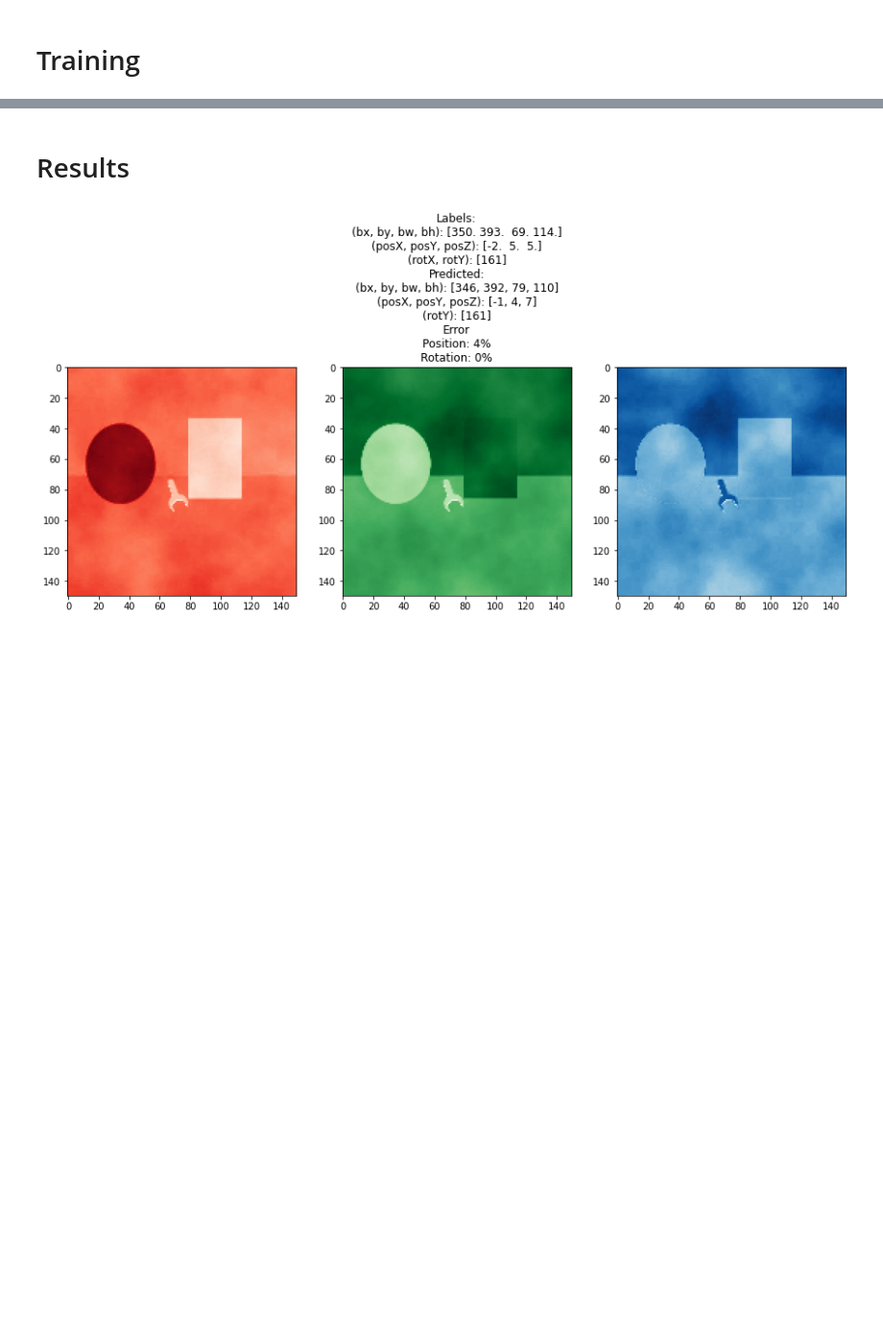
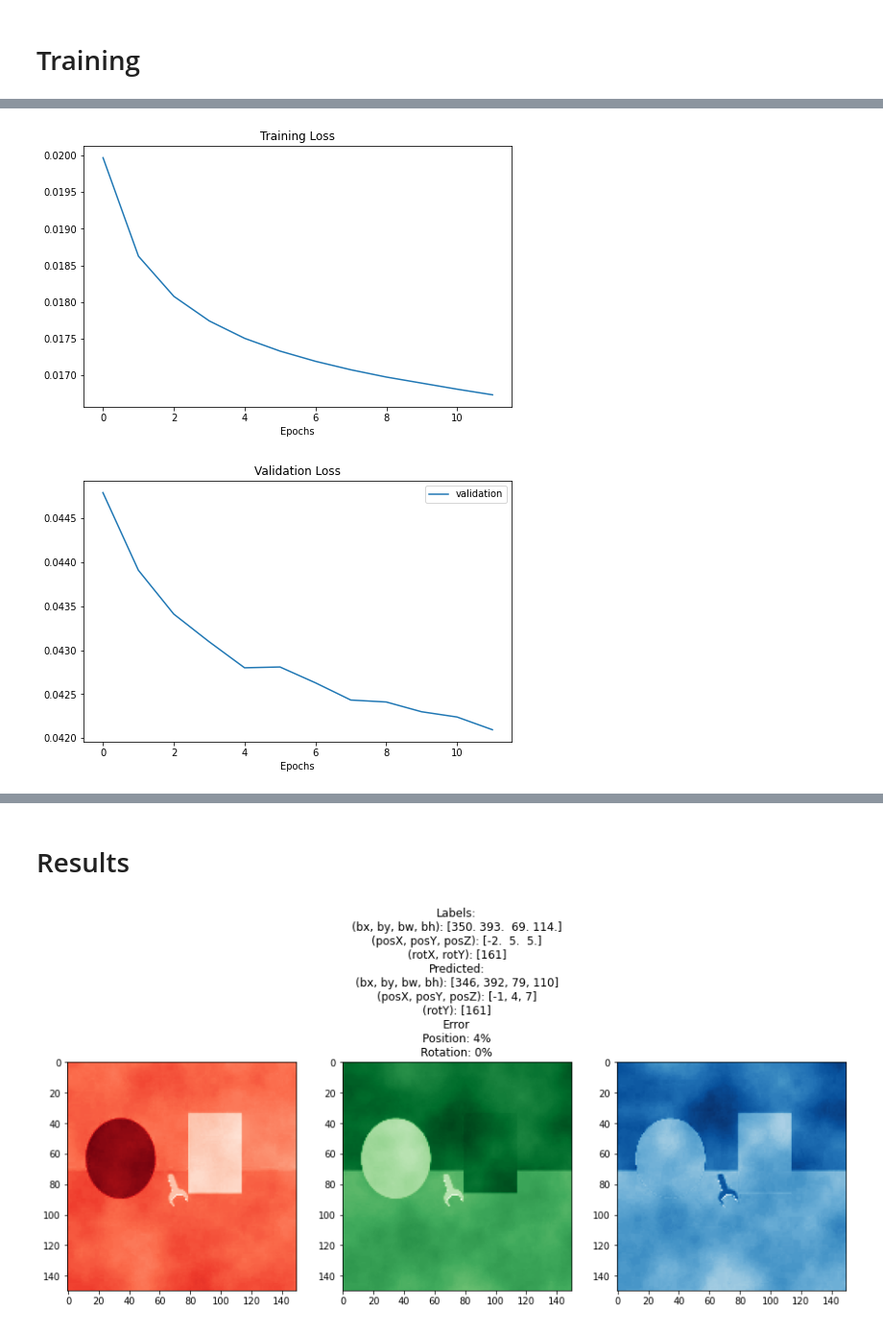
Before and after one commit to mateuszbugaj/Position_and_rotation_CNN, a Jupyter notebook: position_rotation_rgb.ipynb, the cells around one changed output, grey strips where cells are left out. Shown at 96% size. Drawn from its saved outputs; the diff is of its cells as text; code cells hidden in the pictures; blank space fills up the shorter version.

```diff
--- a/position_rotation_rgb.ipynb
+++ b/position_rotation_rgb.ipynb
@@ -23,7 +23,7 @@ from tensorflow.keras.layers import Dense, Dropout, Activation, Flatten, Conv2D,
 # %%
 DATADIR = "dataset_generator/images/pose10000/"
 JSON_file_name = "data.txt"
-IMAGES = 10_000
+IMAGES = 5_000
 OG_IMG_SIZE = 800
 IMG_SIZE = 150
 # %%
@@ -296,6 +291,25 @@ def acc_5(y_true, y_pred):
         if(abs(angle_true - angle_pred) < 5):
             count += 1
     return count / len(y_true)
+
+def IoU(y_true, y_pred):
+    mean = 0
+    for i in range (len(y_true)):
+        x1, y1, w1, h1 = y_true[i]
+        x2, y2, w2, h2 = y_pred[i]
+
+        w_I = min(x1 + w1, x2 + w2) - max(x1, x2)
+        h_I = min(y1 + h1, y2 + h2) - max(y1, y2)
+
+        if w_I <= 0 or h_I <= 0:  # no overlap
+            continue
+        else:
+            I = w_I * h_I
+            U = w1 * h1 + w2 * h2 - I
+            mean += I / U
+
+    mean /= len(y_true)
+    return mean
 # %%
 inputs = Input(name = "Inputs",
               shape = (IMG_SIZE, IMG_SIZE, 3))
@@ -558,0 +772,25 @@ val_rotationOutput_acc_5
+# %%
+plt.figure(figsize=(8,5))
+# plt.plot(histories[2].history["val_loss"], label = "validation")
+plt.plot(histories[2].history["loss"], label = "training")
+plt.xlabel("Epochs")
+# plt.ylabel("Validation loss")
+plt.title("Training Loss")
+# plt.legend(loc="upper right")
+# plt.yscale('log')
+
+plt.show()
+
+plt.figure(figsize=(8,5))
+plt.plot(histories[2].history["val_loss"], label = "validation")
+# plt.plot(histories[2].history["loss"], label = "training")
+plt.xlabel("Epochs")
+# plt.ylabel("Validation loss")
+plt.title("Validation Loss")
+plt.legend(loc="upper right")
+# plt.yscale('log')
+
+plt.show()
+# %% [output]
+[figure, added]
+[figure, added]
```
Also changed, not shown: parts of 9 cells of this notebook, 5 other files.
